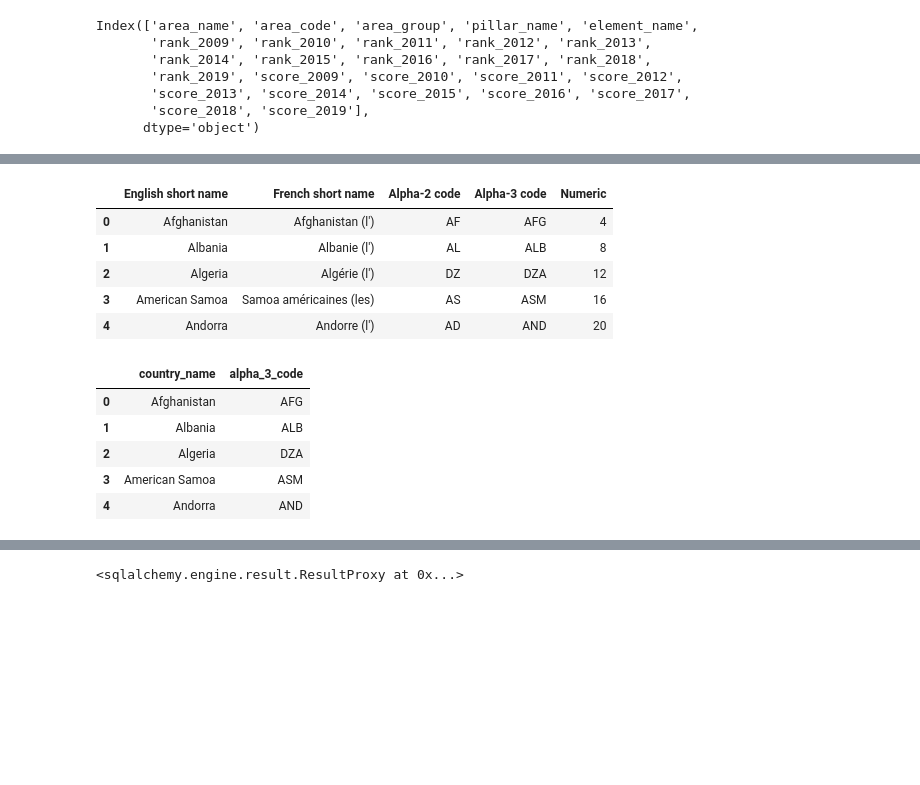
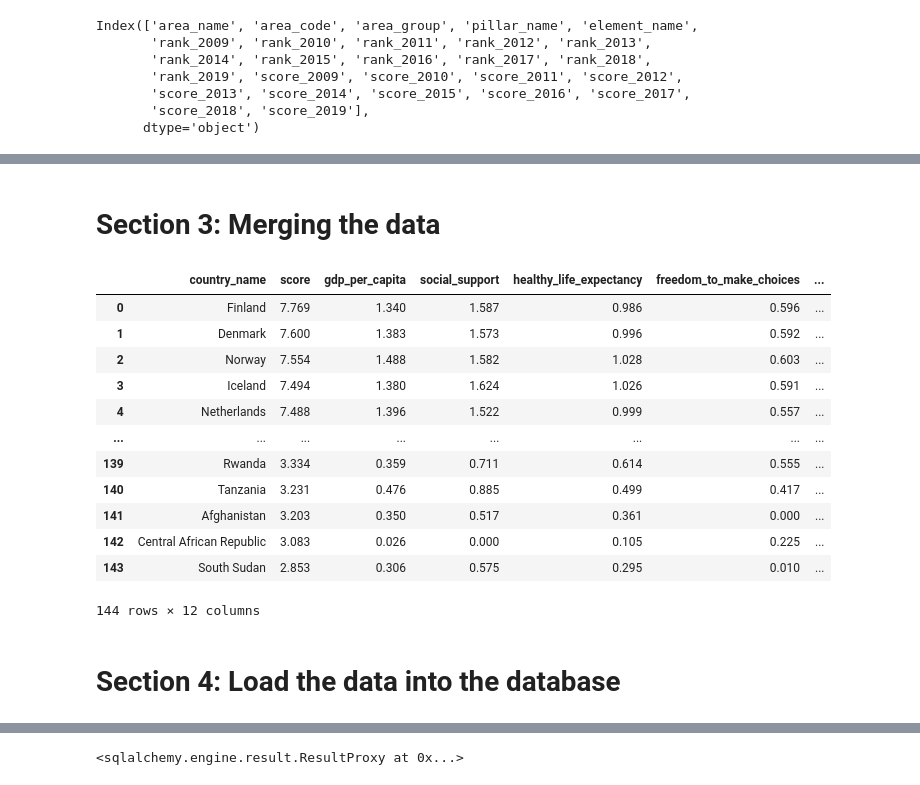
Before and after one commit to allychau/captain-crucnch-etl, a Jupyter notebook: world_happiness.ipynb, the cells around one changed output, grey strips where cells are left out. Saved outputs shown, nothing was run; the diff lists cells and outputs as text; code cells hidden in the pictures; blank space fills up the shorter version.

```diff
--- a/world_happiness.ipynb
+++ b/world_happiness.ipynb
@@ -209,9 +212,0 @@ df3 = pd.read_csv('Resources/2lettercode.csv')
-# %%
-df3.head()
-# %% [output]
-|  | English short name | French short name | Alpha-2 code | Alpha-3 code | Numeric |
-| 0 | Afghanistan | Afghanistan (l') | AF | AFG | 4 |
-| 1 | Albania | Albanie (l') | AL | ALB | 8 |
-| 2 | Algeria | Algérie (l') | DZ | DZA | 12 |
-| 3 | American Samoa | Samoa américaines (les) | AS | ASM | 16 |
-| 4 | Andorra | Andorre (l') | AD | AND | 20 |
@@ -225,11 +213,24 @@ df3.rename(columns={'English short name':'country_name',
-# %%
-df3.head()
-# %% [output]
-|  | country_name | alpha_3_code |
-| 0 | Afghanistan | AFG |
-| 1 | Albania | ALB |
-| 2 | Algeria | DZA |
-| 3 | American Samoa | ASM |
-| 4 | Andorra | AND |
+# %% [markdown]
+# Section 3: Merging the data
+# %%
+#merge happiness and covid data sets into a new "combined_data_df"
+combined_data_df = pd.merge(df1,df2, on ="country_name", how = "inner")
+combined_data_df
+# %% [output]
+|  | country_name | score | gdp_per_capita | social_support | healthy_life_expectancy | freedom_to_make_choices | ... |
+| 0 | Finland | 7.769 | 1.340 | 1.587 | 0.986 | 0.596 | ... |
+| 1 | Denmark | 7.600 | 1.383 | 1.573 | 0.996 | 0.592 | ... |
+| 2 | Norway | 7.554 | 1.488 | 1.582 | 1.028 | 0.603 | ... |
+| 3 | Iceland | 7.494 | 1.380 | 1.624 | 1.026 | 0.591 | ... |
+| 4 | Netherlands | 7.488 | 1.396 | 1.522 | 0.999 | 0.557 | ... |
+| ... | ... | ... | ... | ... | ... | ... | ... |
+| 139 | Rwanda | 3.334 | 0.359 | 0.711 | 0.614 | 0.555 | ... |
+| 140 | Tanzania | 3.231 | 0.476 | 0.885 | 0.499 | 0.417 | ... |
+| 141 | Afghanistan | 3.203 | 0.350 | 0.517 | 0.361 | 0.000 | ... |
+| 142 | Central African Republic | 3.083 | 0.026 | 0.000 | 0.105 | 0.225 | ... |
+| 143 | South Sudan | 2.853 | 0.306 | 0.575 | 0.295 | 0.010 | ... |
+144 rows × 12 columns
+# %% [markdown]
+# Section 4: Load the data into the database
 # %%
 Base = declarative_base()
```
Also changed, not shown: parts of 36 cells of this notebook.
